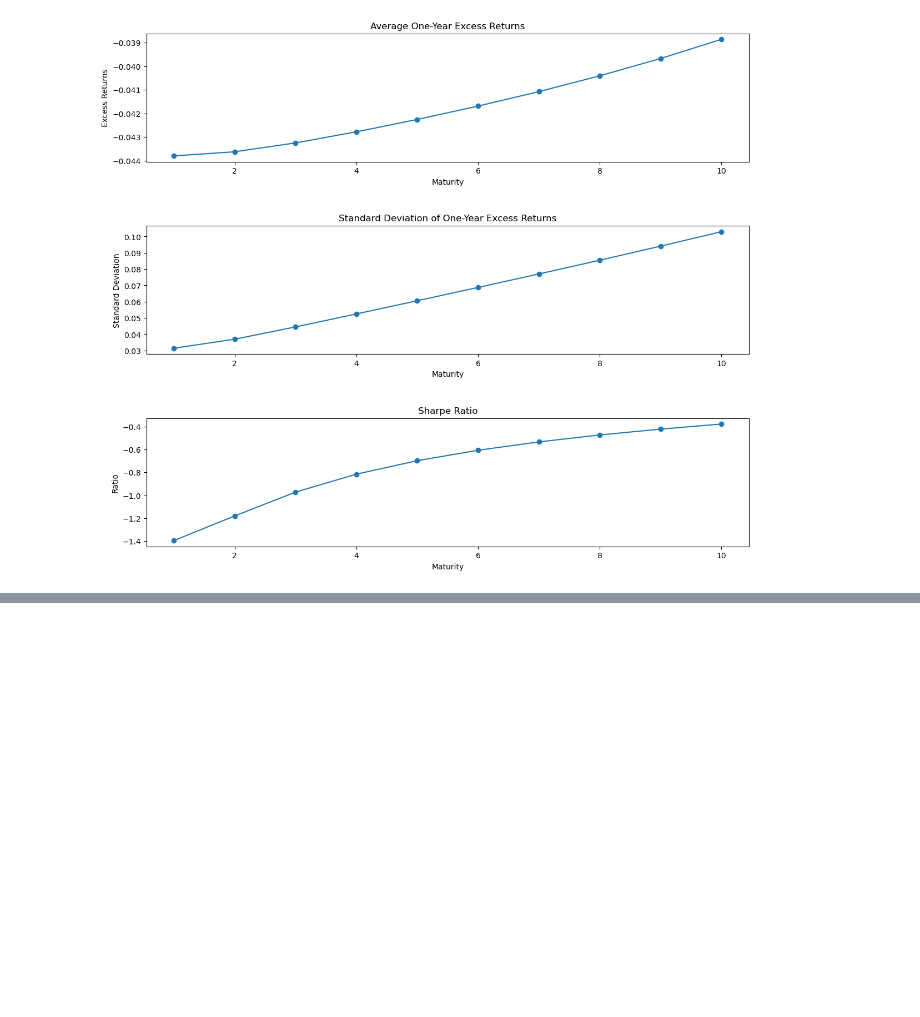
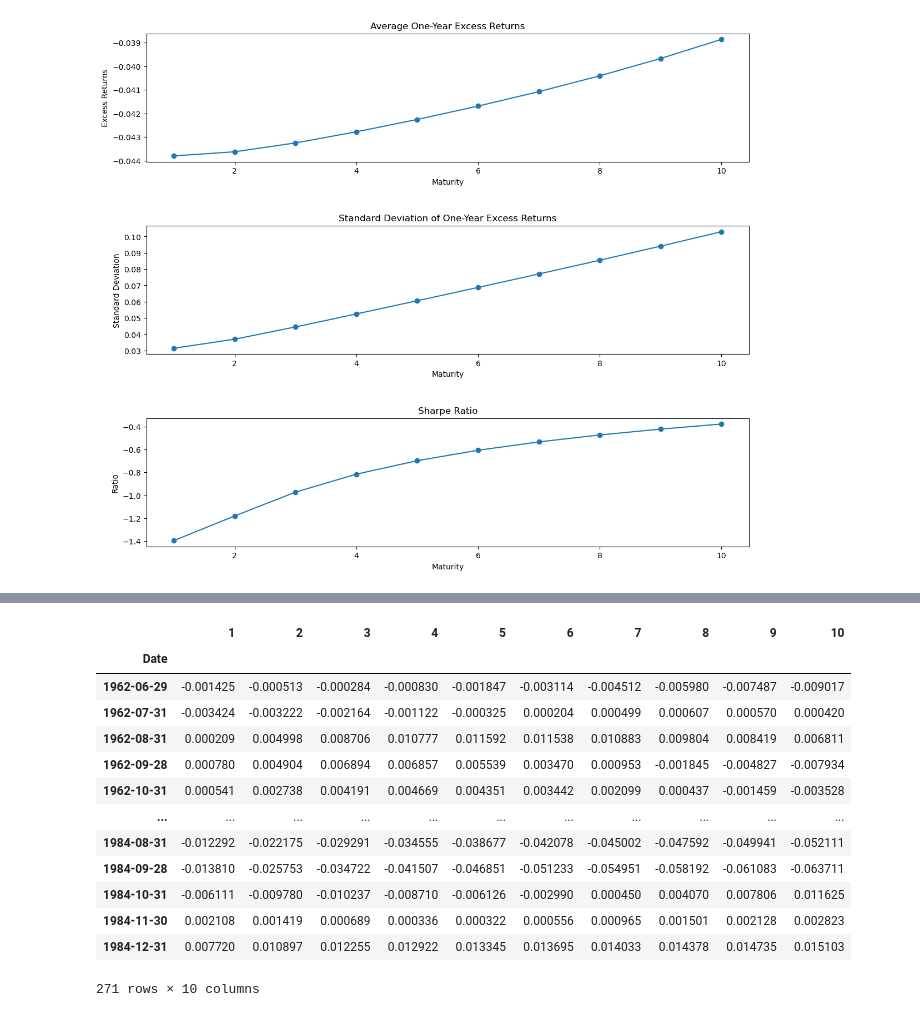
Before and after one commit to krishnapolasom/fixedincome, a Jupyter notebook: Problem Set 1.ipynb, the cells around one changed output, grey strips where cells are left out. Saved outputs shown, nothing was run; the diff lists cells and outputs as text; code cells hidden in the pictures; blank space fills up the shorter version.

```diff
--- a/Problem Set 1.ipynb
+++ b/Problem Set 1.ipynb
@@ -288,0 +297,22 @@ Notes:
+# %%
+#Pre-1985
+pre_1985_returns = one_year_returns_cleaned.loc[:'1984']
+pre_1985_yieldchanges = one_year_yield_changes_cleaned.loc[:'1984']
+pre_1985_zero_forward_spreads = zero_forward_spreads_cleaned.loc[:'1984']
+# %%
+pre_1985_returns
+# %% [output]
+|  | 1 | 2 | 3 | 4 | 5 | 6 | 7 | 8 | 9 | 10 |
+| Date |  |  |  |  |  |  |  |  |  |  |
+| 1962-06-29 | -0.001425 | -0.000513 | -0.000284 | -0.000830 | -0.001847 | -0.003114 | -0.004512 | -0.005980 | -0.007487 | -0.009017 |
+| 1962-07-31 | -0.003424 | -0.003222 | -0.002164 | -0.001122 | -0.000325 | 0.000204 | 0.000499 | 0.000607 | 0.000570 | 0.000420 |
+| 1962-08-31 | 0.000209 | 0.004998 | 0.008706 | 0.010777 | 0.011592 | 0.011538 | 0.010883 | 0.009804 | 0.008419 | 0.006811 |
+| 1962-09-28 | 0.000780 | 0.004904 | 0.006894 | 0.006857 | 0.005539 | 0.003470 | 0.000953 | -0.001845 | -0.004827 | -0.007934 |
+| 1962-10-31 | 0.000541 | 0.002738 | 0.004191 | 0.004669 | 0.004351 | 0.003442 | 0.002099 | 0.000437 | -0.001459 | -0.003528 |
+| ... | ... | ... | ... | ... | ... | ... | ... | ... | ... | ... |
+| 1984-08-31 | -0.012292 | -0.022175 | -0.029291 | -0.034555 | -0.038677 | -0.042078 | -0.045002 | -0.047592 | -0.049941 | -0.052111 |
+| 1984-09-28 | -0.013810 | -0.025753 | -0.034722 | -0.041507 | -0.046851 | -0.051233 | -0.054951 | -0.058192 | -0.061083 | -0.063711 |
+| 1984-10-31 | -0.006111 | -0.009780 | -0.010237 | -0.008710 | -0.006126 | -0.002990 | 0.000450 | 0.004070 | 0.007806 | 0.011625 |
+| 1984-11-30 | 0.002108 | 0.001419 | 0.000689 | 0.000336 | 0.000322 | 0.000556 | 0.000965 | 0.001501 | 0.002128 | 0.002823 |
+| 1984-12-31 | 0.007720 | 0.010897 | 0.012255 | 0.012922 | 0.013345 | 0.013695 | 0.014033 | 0.014378 | 0.014735 | 0.015103 |
+271 rows × 10 columns
```
Also changed, not shown: parts of 20 cells of this notebook.
